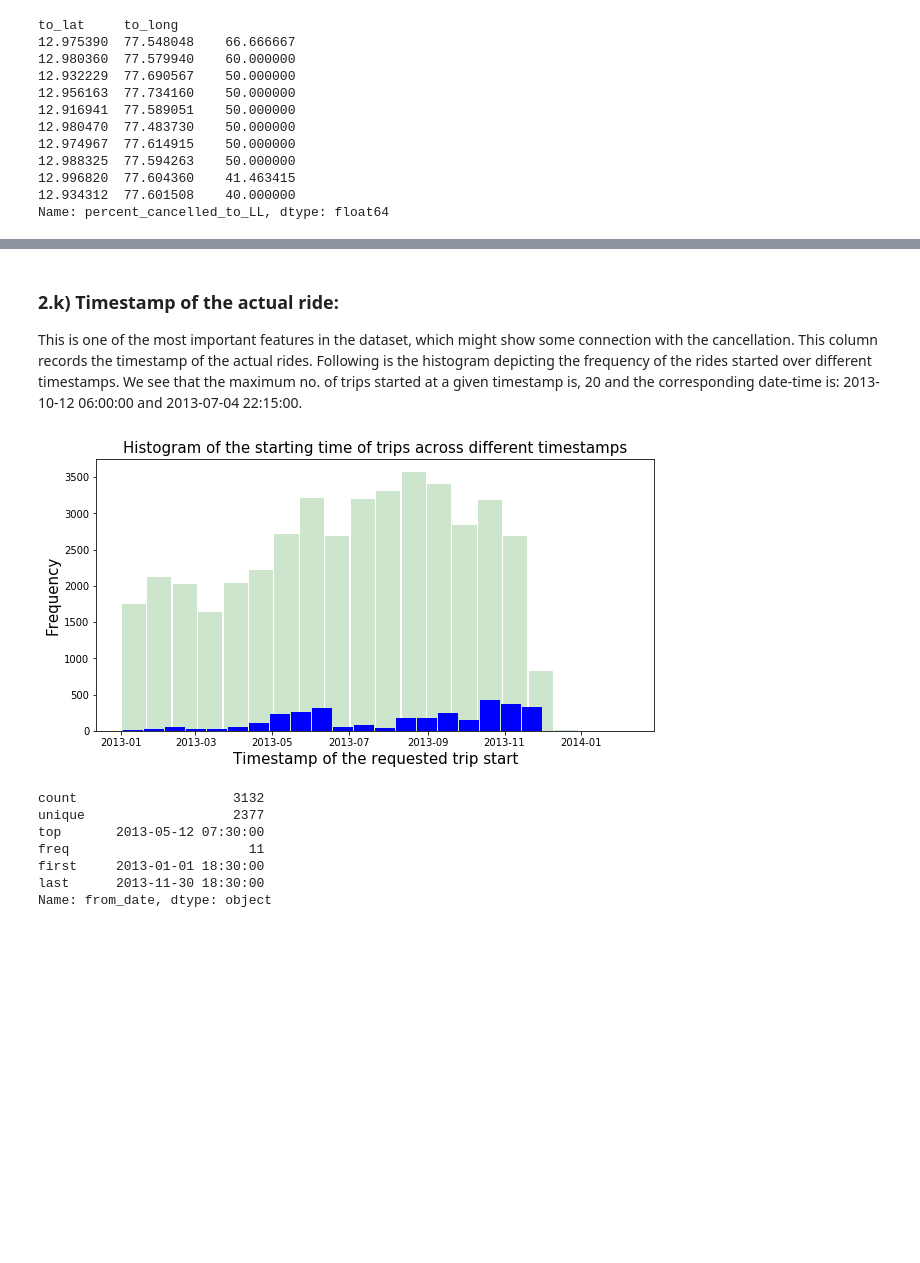
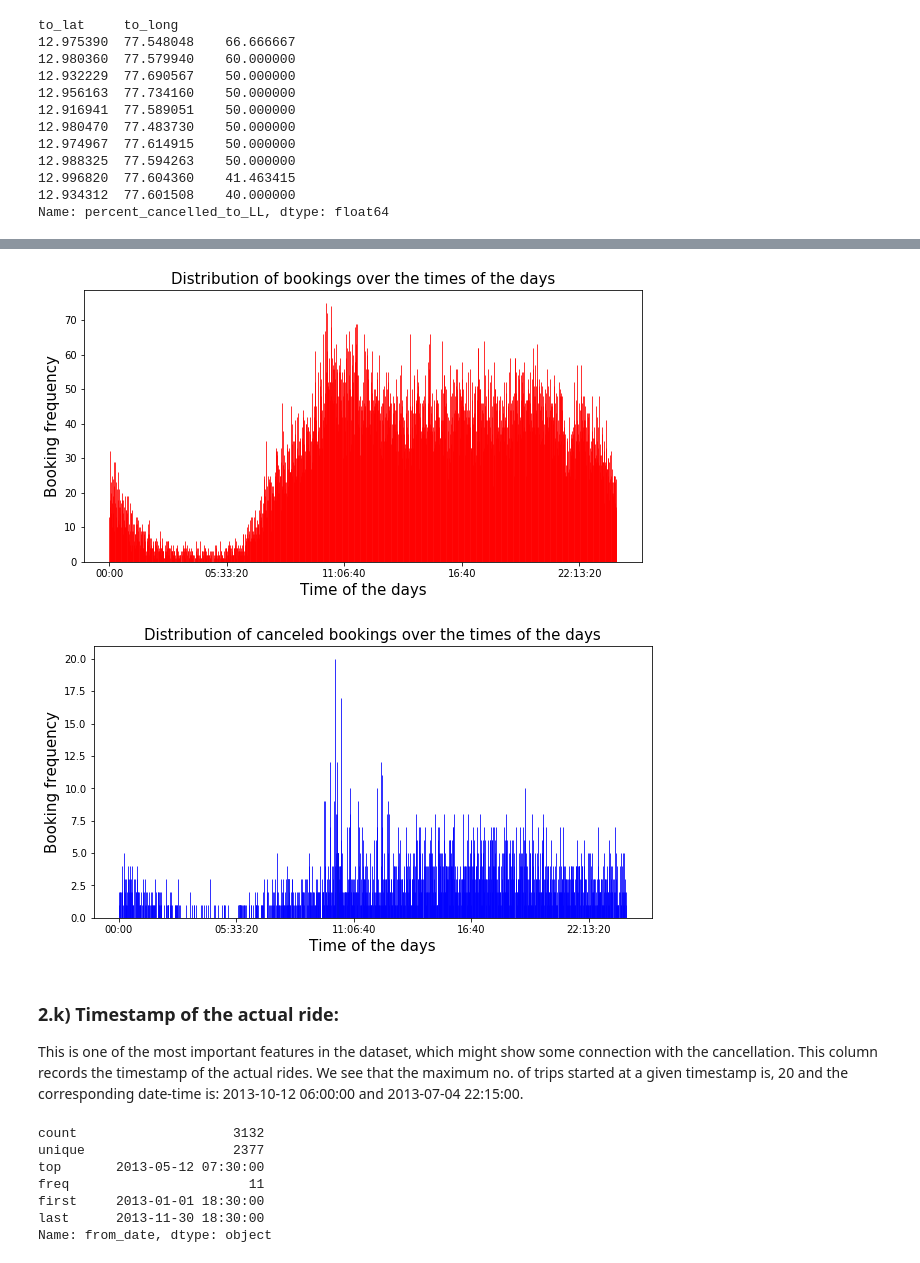
Before and after one commit to debisree/Springboard-Data-Science-Career-Track, a Jupyter notebook: predicting-cab-booking-cancellations-milestone.ipynb, the cells around one changed output, grey strips where cells are left out. Saved outputs shown, nothing was run; the diff lists cells and outputs as text; code cells hidden in the pictures; blank space fills up the shorter version.

```diff
--- a/predicting-cab-booking-cancellations-milestone.ipynb
+++ b/predicting-cab-booking-cancellations-milestone.ipynb
@@ -664,29 +721,34 @@ Minimum booking created at a given timestamp:1
+# %%
+#Visually time of the day
+plt.figure(figsize=(10, 5))
+_=plt.bar(booking_t.index,booking_t.values,color='g',alpha=0.8,width=0.2,edgecolor='r')
+#_=plt.bar(t_can.index,t_can.values,width=0.2,color='b',edgecolor='k',alpha=0.8,label='canceled')
+plt.xlabel('Time of the days',fontsize=15)
+#plt.xticks(labels=['Monday','Tuesday','Wednesday','Thursday','Friday','Saturday','Sunday'])
+plt.ylabel('Booking frequency',fontsize=15)
+plt.title('Distribution of bookings over the times of the days',fontsize=15)
+#plt.legend()
+plt.savefig("17.png")
+plt.show()
+
+
+#Visually time of the day for canceled:
+plt.figure(figsize=(10, 5))
+_=plt.bar(booking_t_can.index,booking_t_can.values,color='g',alpha=0.8,width=0.2,edgecolor='b')
+#_=plt.bar(t_can.index,t_can.values,width=0.2,color='b',edgecolor='k',alpha=0.8,label='canceled')
+plt.xlabel('Time of the days',fontsize=15)
+#plt.xticks(labels=['Monday','Tuesday','Wednesday','Thursday','Friday','Saturday','Sunday'])
+plt.ylabel('Booking frequency',fontsize=15)
+plt.title('Distribution of canceled bookings over the times of the days',fontsize=15)
+#plt.legend()
+plt.savefig("18.png")
+plt.show()
+# %% [output]
+[figure, added]
+[figure, added]
 # %% [markdown]
 
 ### 2.k) Timestamp of the actual ride:
 
-This is one of the most important features in the dataset, which might show some connection with the cancellation. This column records the timestamp of the actual rides. Following is the histogram depicting the frequency of the rides started over different timestamps. We see that
+This is one of the most important features in the dataset, which might show some connection with the cancellation. This column records the timestamp of the actual rides. We see that
 the maximum no. of trips started at a given timestamp is, 20 and the corresponding date-time is: 2013-10-12 06:00:00 and 2013-07-04 22:15:00.
-# %%
-date=df.from_date.value_counts()
-date_can=df1.from_date.value_counts()
-#print(date_can)
-d=df.from_date
-d_can=df1.from_date
-max_d=date.values.max()
-min_d=date.values.min()
-
-#print('Maximum trip started at a given timestamp:'+ str(max_d))
-#print('And the corresponding date-time is: 2013-10-12 06:00:00 and 2013-07-04 22:15:00')
-#print('Minimum trip started at a given timestamp:'+str(min_d))
-
-plt.figure(figsize=(10, 5))
-_=plt.hist(d, color='g',alpha=0.2,bins=20,rwidth=0.95)
-_=plt.hist(d_can,color='b',alpha=1.0,bins=20,rwidth=0.95)
-#plt.grid(axis='y', alpha=0.75)
-plt.xlabel('Timestamp of the requested trip start',fontsize=15)
-plt.ylabel('Frequency',fontsize=15)
-plt.title('Histogram of the starting time of trips across different timestamps',fontsize=15)
-plt.show()
-# %% [output]
-[figure, removed]
```
Also changed, not shown: parts of 21 cells of this notebook.
